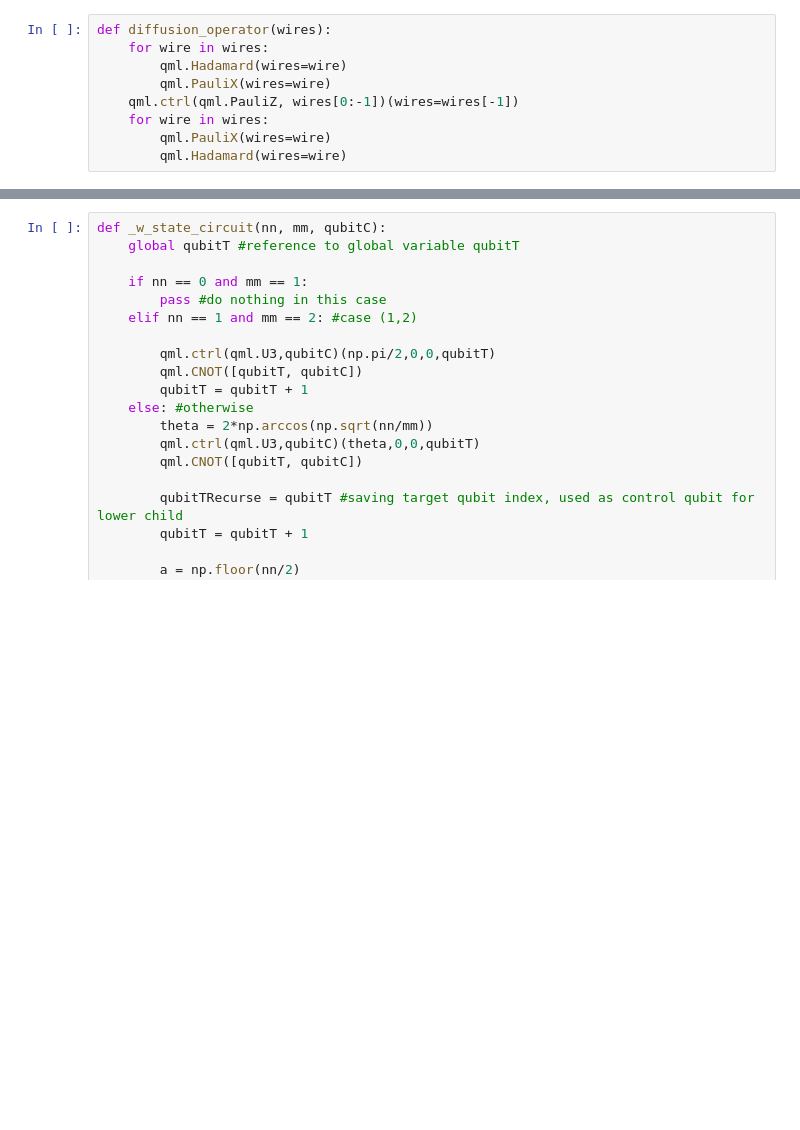
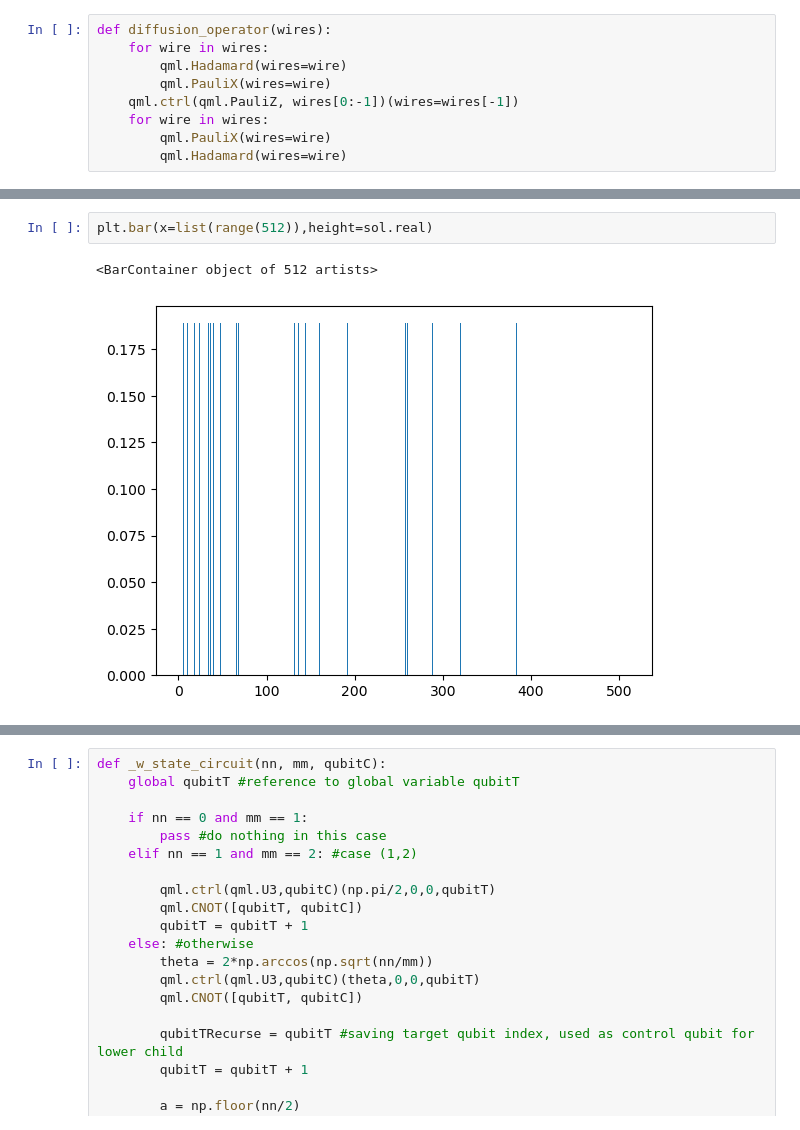
Before and after one commit to HeidelbergQuantum/qhack2024, a Jupyter notebook: Daniel/femto5.ipynb, the cells around one changed output, grey strips where cells are left out. Saved outputs shown, nothing was run; the diff lists cells and outputs as text; blank space fills up the shorter version.

```diff
--- a/Daniel/femto5.ipynb
+++ b/Daniel/femto5.ipynb
@@ -111,3 +127,8 @@ tensor([0.        , 0.        , 0.        , 0.03571429, 0.        ,
+# %%
+plt.bar(x=list(range(512)),height=sol.real)
+# %% [output]
+<BarContainer object of 512 artists>
+[figure, added]
 # %%
 bit_strings = [f"{x:0{3}b}" for x in range(len(sol))]
 
```
Also changed, not shown: parts of 7 cells of this notebook, 16 other files.
